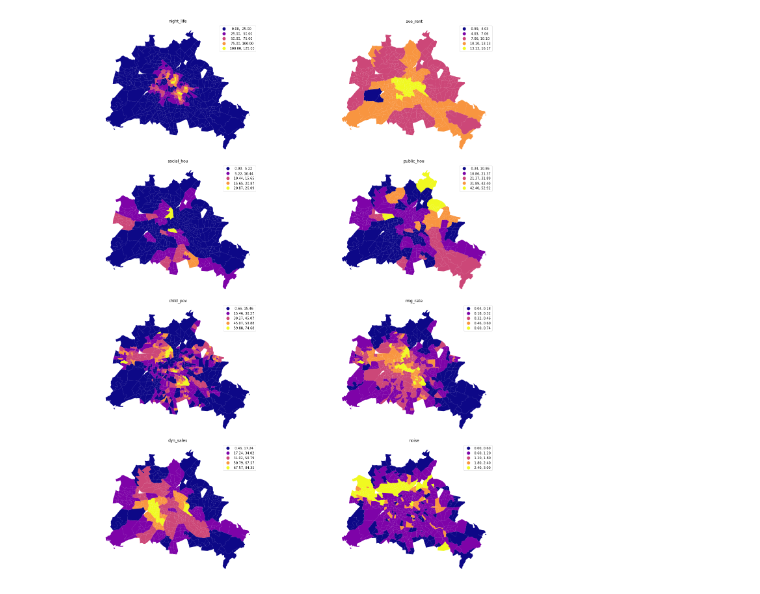
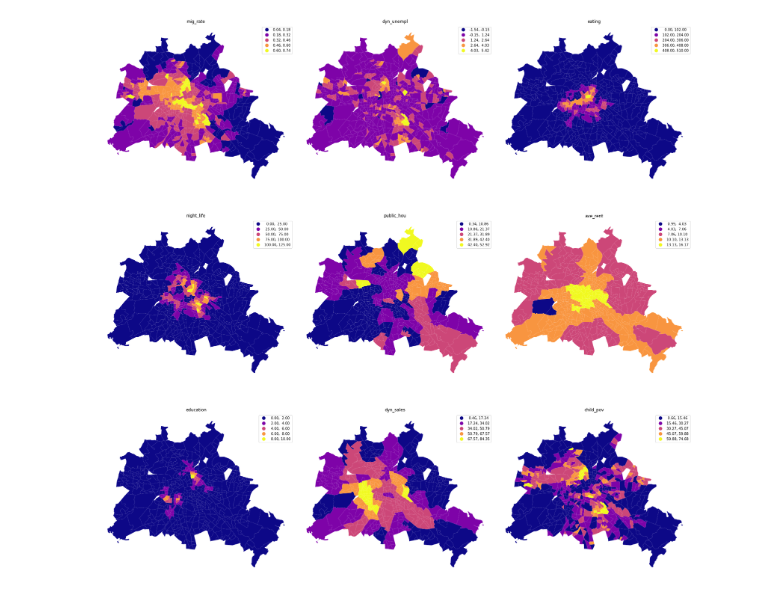
Before and after one commit to Safiaaaaa/YouthInTheCity, a Jupyter notebook: notebooks/maciek-basic-model.ipynb, the cells around one changed output. Drawn from its saved outputs; the diff is of its cells as text; code cells hidden in the pictures.

```diff
--- a/notebooks/maciek-basic-model.ipynb
+++ b/notebooks/maciek-basic-model.ipynb
@@ -111,2 +122,20 @@ Lagrange Multiplier (SARMA)       2          41.793           0.0000
 
 ================================ END OF REPORT =====================================
+# %%
+y_b = selected['child_pov']
+X_b = selected.drop(columns=['child_pov','B_age', 'geometry'])
+# %%
+### Perform permutation
+from sklearn.inspection import permutation_importance
+from sklearn.linear_model import LinearRegression
+#fit model
+model = LinearRegression().fit(X_b,y_b)
+#Perform permutation
+permutation_score = permutation_importance(model, X_b,y_b, n_repeats=100)
+#Unstack results, put in df
+importance_df = pd.DataFrame(np.vstack((X_b.columns,permutation_score.importances_mean)).T)
+importance_df.columns=['feature','feature importance']
+#Order by importance
+importance_df.sort_values(by='feature importance', ascending = False, inplace=True)
+importance_df
+#remove feature that have lower feature importance, run the validation score to test the reduced feature
@@ -112,0 +172,2 @@ Lagrange Multiplier (SARMA)       2          41.793           0.0000
+# %%
+selected['residual'] = basic_ols.u
@@ -113,31 +201,31 @@ Lagrange Multiplier (SARMA)       2          41.793           0.0000
 # %%
-clusters = ['night_life', 'ave_rent', 'social_hou','public_hou', 'child_pov', 'mig_rate', 'dyn_sales', 'noise']
+clusters = list(np.append(importance_df.head(8).feature.values, ('child_pov')))
 # %%
-f, axs = plt.subplots(nrows=4, ncols=2, figsize=(24, 24))
+f, axs = plt.subplots(nrows=3, ncols=3, figsize=(24, 24))
 # Make the axes accessible with single indexing
 axs = axs.flatten()
 # Start a loop over all the variables of interest
 for i, col in enumerate(iterable=clusters):
     # select the axis where the map will go
     ax = axs[i]
     # Plot the map
     selected.plot(
         column=col,
         ax=ax,
         scheme="EqualInterval",
         linewidth=0,
         cmap="plasma",
         legend=True
     )
     # Remove axis clutter
     ax.set_axis_off()
     # Set the axis title to the name of variable being plotted
     ax.set_title(col)
 # Display the figure
 f.tight_layout()
 plt.show()
 # %% [output]
-[figure, old version]
+[figure, new version]
 # %%
 queen = libpysal.weights.Queen.from_dataframe(selected)
 # %%
```
Also changed, not shown: parts of 32 cells of this notebook, 1 other file.
